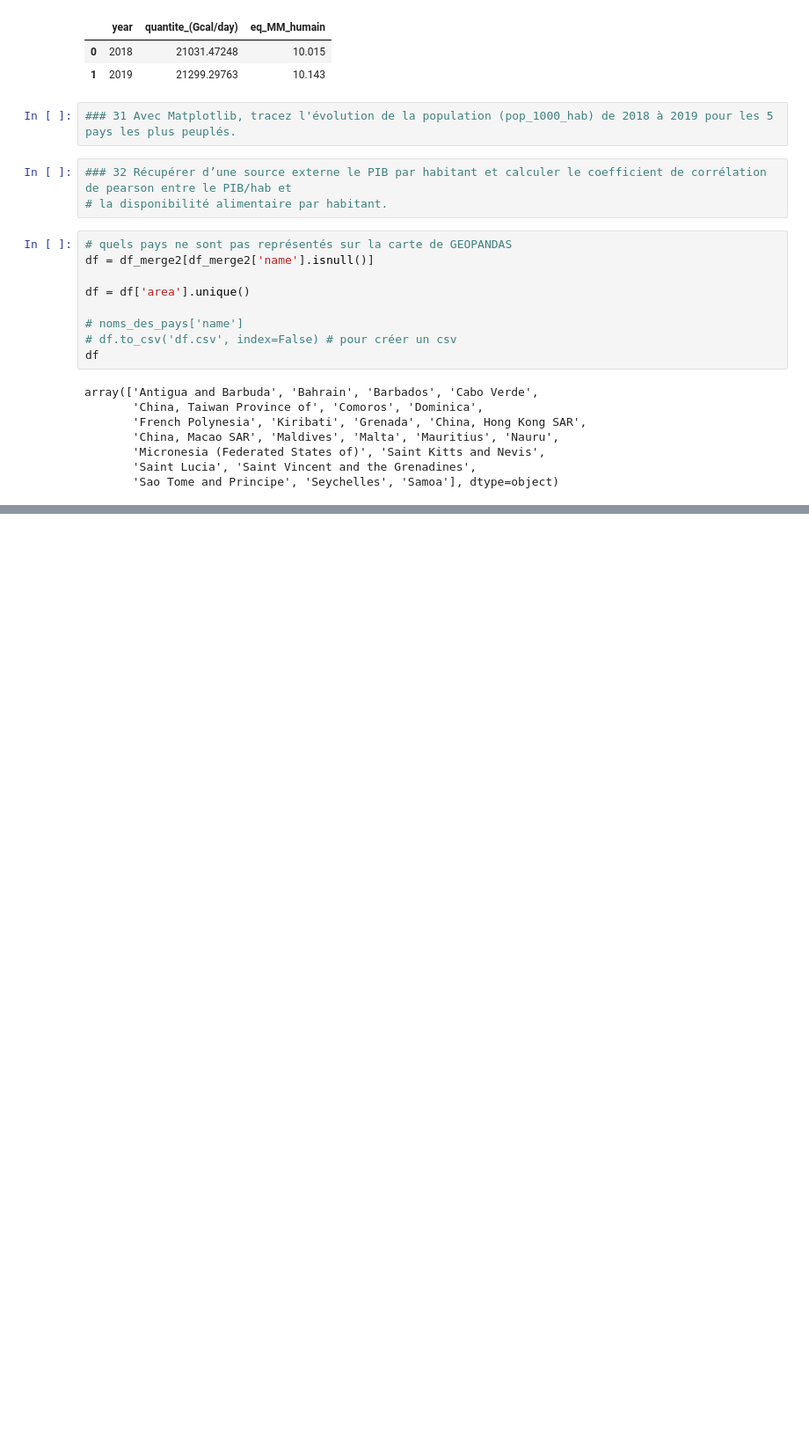
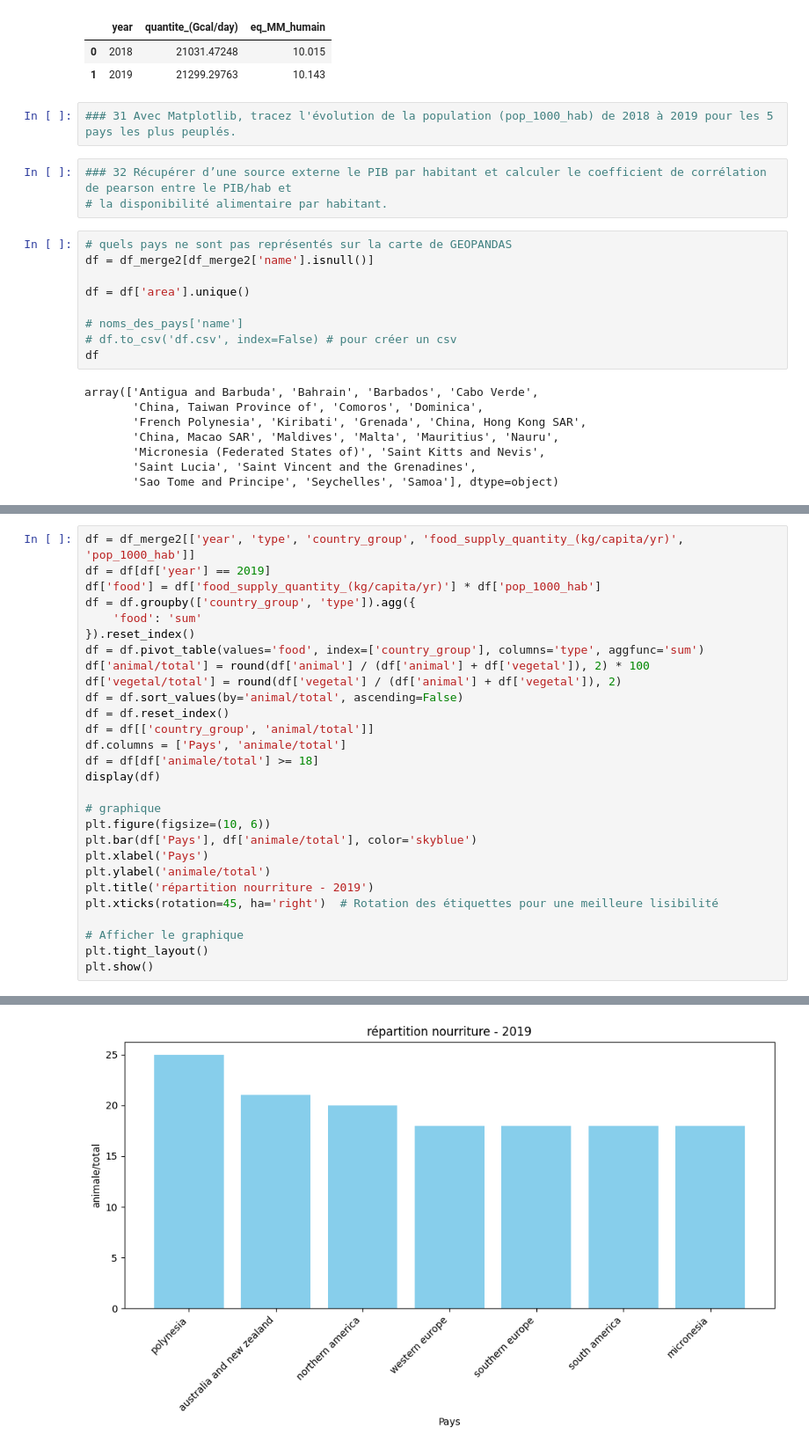
Before and after one commit to Hamza-Benhammou/brief_data_CCH, a Jupyter notebook: chris_test.ipynb, the cells around one changed output, grey strips where cells are left out. Shown at 88% size. Drawn from its saved outputs; the diff is of its cells as text; blank space fills up the shorter version.

```diff
--- a/chris_test.ipynb
+++ b/chris_test.ipynb
@@ -1173,0 +1249,29 @@ plt.show()
+# %%
+df = df_merge2[['year', 'type', 'country_group', 'food_supply_quantity_(kg/capita/yr)', 'pop_1000_hab']]
+df = df[df['year'] == 2019]
+df['food'] = df['food_supply_quantity_(kg/capita/yr)'] * df['pop_1000_hab']
+df = df.groupby(['country_group', 'type']).agg({
+    'food': 'sum'
+}).reset_index()
+df = df.pivot_table(values='food', index=['country_group'], columns='type', aggfunc='sum')
+df['animal/total'] = round(df['animal'] / (df['animal'] + df['vegetal']), 2) * 100
+df['vegetal/total'] = round(df['vegetal'] / (df['animal'] + df['vegetal']), 2)
+df = df.sort_values(by='animal/total', ascending=False)
+df = df.reset_index()
+df = df[['country_group', 'animal/total']]
+df.columns = ['Pays', 'animale/total']
+df = df[df['animale/total'] >= 18]
+display(df)
+
+# graphique
+plt.figure(figsize=(10, 6))
+plt.bar(df['Pays'], df['animale/total'], color='skyblue')
+plt.xlabel('Pays')
+plt.ylabel('animale/total')
+plt.title('répartition nourriture - 2019')
+plt.xticks(rotation=45, ha='right')  # Rotation des étiquettes pour une meilleure lisibilité
+
+# Afficher le graphique
+plt.tight_layout()
+plt.show()
+# %% [output]
@@ -1173,0 +1286 @@ plt.show()
+[figure, added]
```
Also changed, not shown: parts of 15 cells of this notebook, 2 other files.
